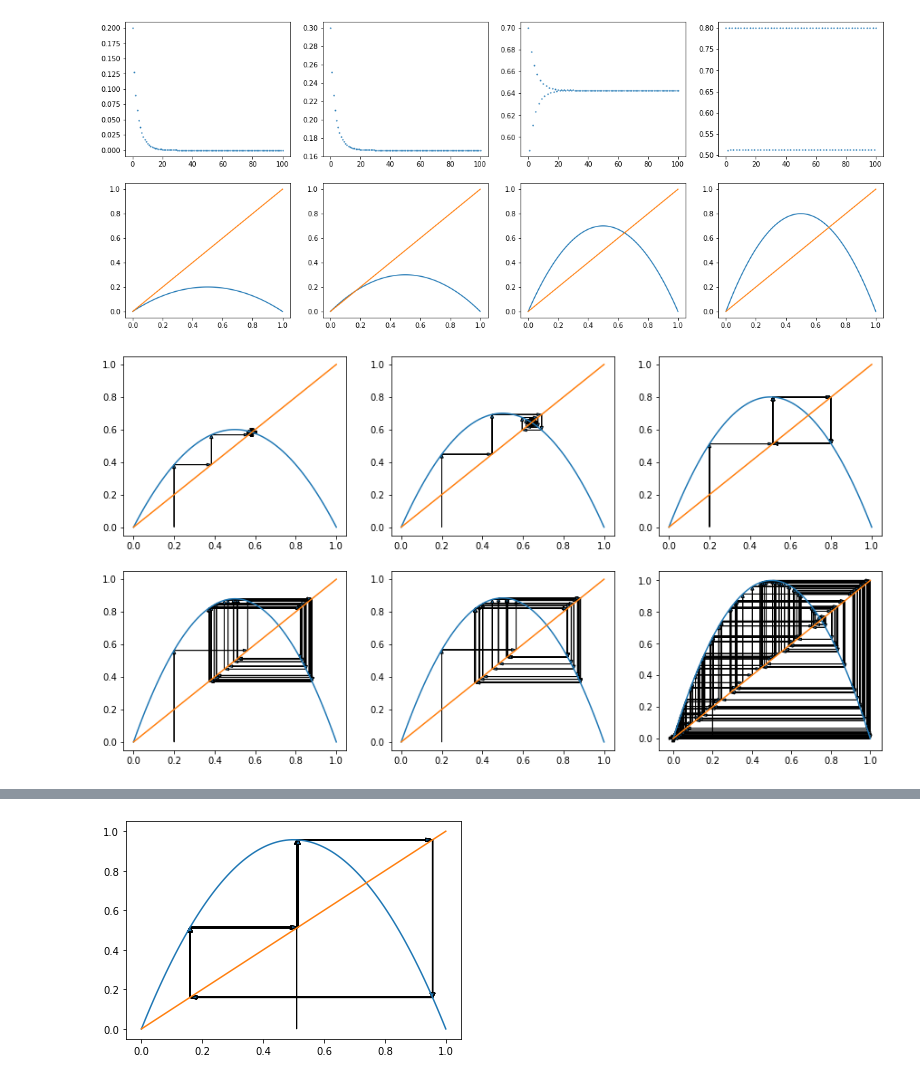
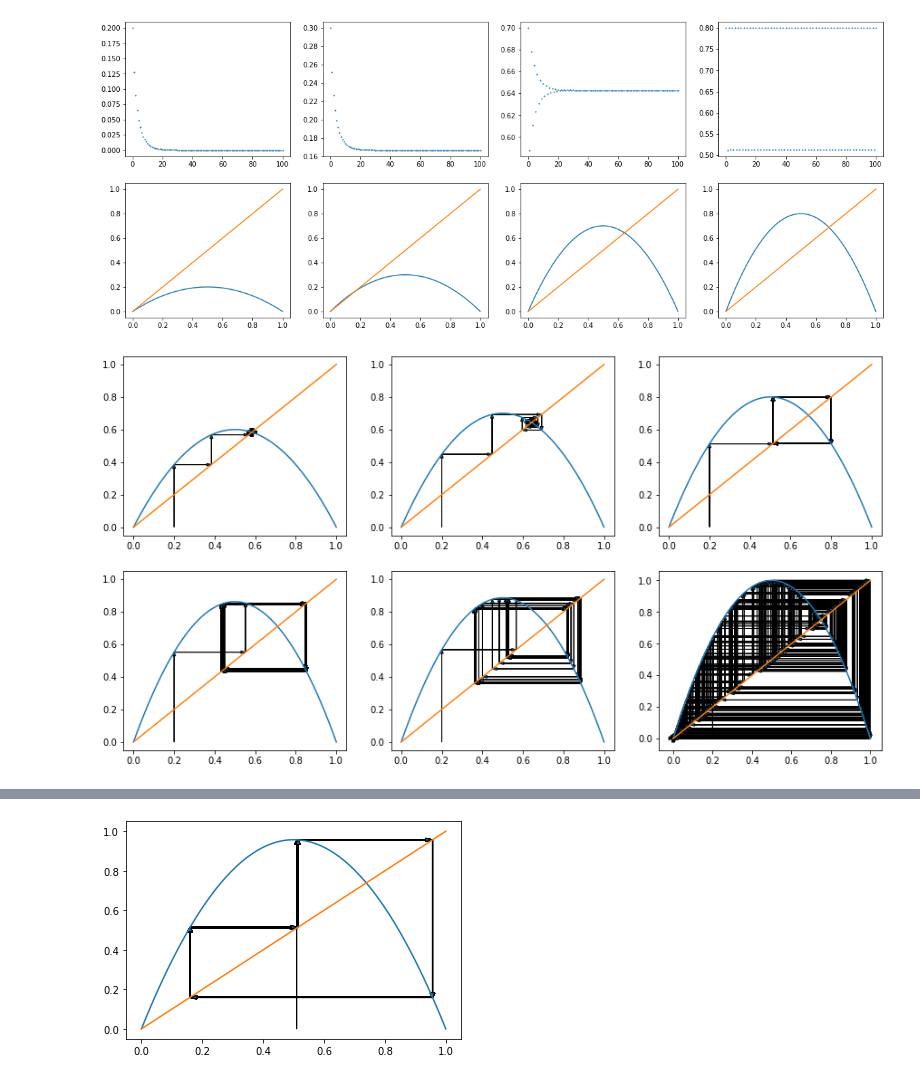
Before and after one commit to pcchen/Computation-in-Physics, a Jupyter notebook: 108022119/Logistic map.ipynb, the cells around one changed output, grey strips where cells are left out. Saved outputs shown, nothing was run; the diff lists cells and outputs as text; code cells hidden in the pictures.

```diff
--- a/108022119/Logistic map.ipynb
+++ b/108022119/Logistic map.ipynb
@@ -48,39 +49,39 @@ plt.show()
 # %% [output]
 [figure]
 # %%
-a = [2.40, 2.80, 3.20, 3.52, 3.54, 4.00]
+a = [2.40, 2.80, 3.20, 3.4494897, 3.5440903, 4.00]
 
-x1 = np.zeros(200)
-y1 = np.zeros(200)
+x1 = np.zeros(500)
+y1 = np.zeros(500)
 x1[0] = 0.2
 
 fig, ax = plt.subplots(ncols=3, nrows=2, figsize=(5*3, 4*2))
 ax = ax.flatten()
 
 for j in range(len(a)):
 
     y = f(a[j], x)
 
     for i in range(len(x1)-1):
 
         if i %2 == 0:
 
             x1[i+1] = x1[i]
             y1[i+1] = f(a[j], x1[i])
 
         else:
 
             x1[i+1] = y1[i]
             y1[i+1] = y1[i]
 
     ax[j].plot(x, y)
     ax[j].plot(x, yl)
 
     for i in range(len(x1) - 1):
 
         ax[j].arrow(x1[i], y1[i], x1[i+1]-x1[i], y1[i+1]-y1[i], length_includes_head = 'true', head_width = 0.015, width = 0.00005)
 
 plt.show()
 # %% [output]
-[figure, old version]
+[figure, new version]
 # %%
```
Also changed, not shown: parts of 8 cells of this notebook.
